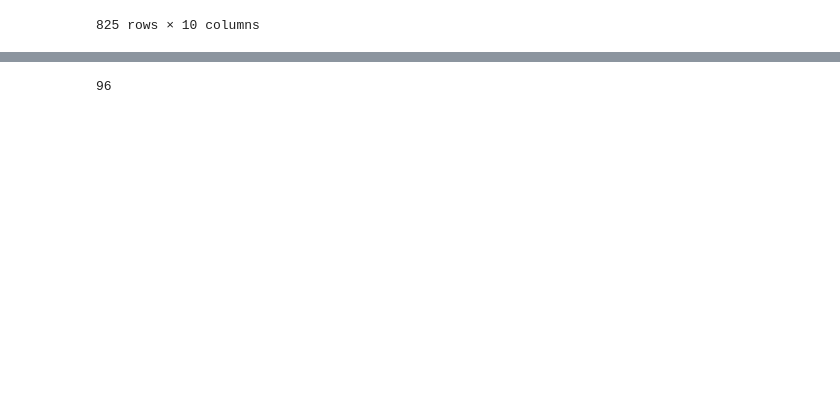
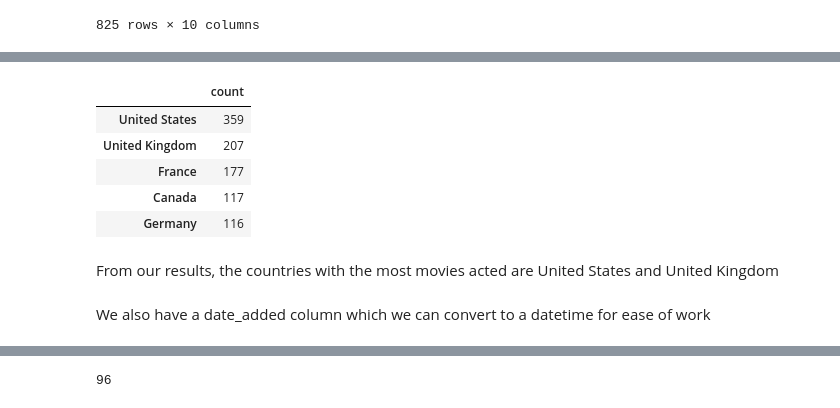
Before and after one commit to luscious-dev/netflix_eda, a Jupyter notebook: my_netflix_eda.ipynb, the cells around one changed output, grey strips where cells are left out. Cells and saved outputs as stored; diff of their text form; code cells hidden in the pictures; blank space fills up the shorter version.

Commit message:
Calculated the number of movies made in each country

```diff
--- a/my_netflix_eda.ipynb
+++ b/my_netflix_eda.ipynb
@@ -96,0 +129,5 @@ None
+# %%
+new_country_list = []
+# %%
+for i in country:
+    new_country_list.append(i.strip())
@@ -96,0 +140,14 @@ None
+# %%
+country_count_map = {}
+# %%
+for country in new_country_list:
+    count = 0
+    for i in country_list:
+        try:
+            temp_list = i.split(',')
+            for j in temp_list:
+                if j.strip() == country:
+                    count += 1
+        except AttributeError:
+            continue
+    country_count_map[country] = count
@@ -96,0 +174,14 @@ None
+# %%
+country_count_df = pd.DataFrame({'count':country_count_map}).sort_values(ascending=False,by='count')
+country_count_df.head()
+# %% [output]
+|  | count |
+| United States | 359 |
+| United Kingdom | 207 |
+| France | 177 |
+| Canada | 117 |
+| Germany | 116 |
+# %% [markdown]
+From our results, the countries with the most movies acted are United States and United Kingdom
+# %% [markdown]
+We also have a date_added column which we can convert to a datetime for ease of work
```
Also changed, not shown: parts of 15 cells of this notebook.
